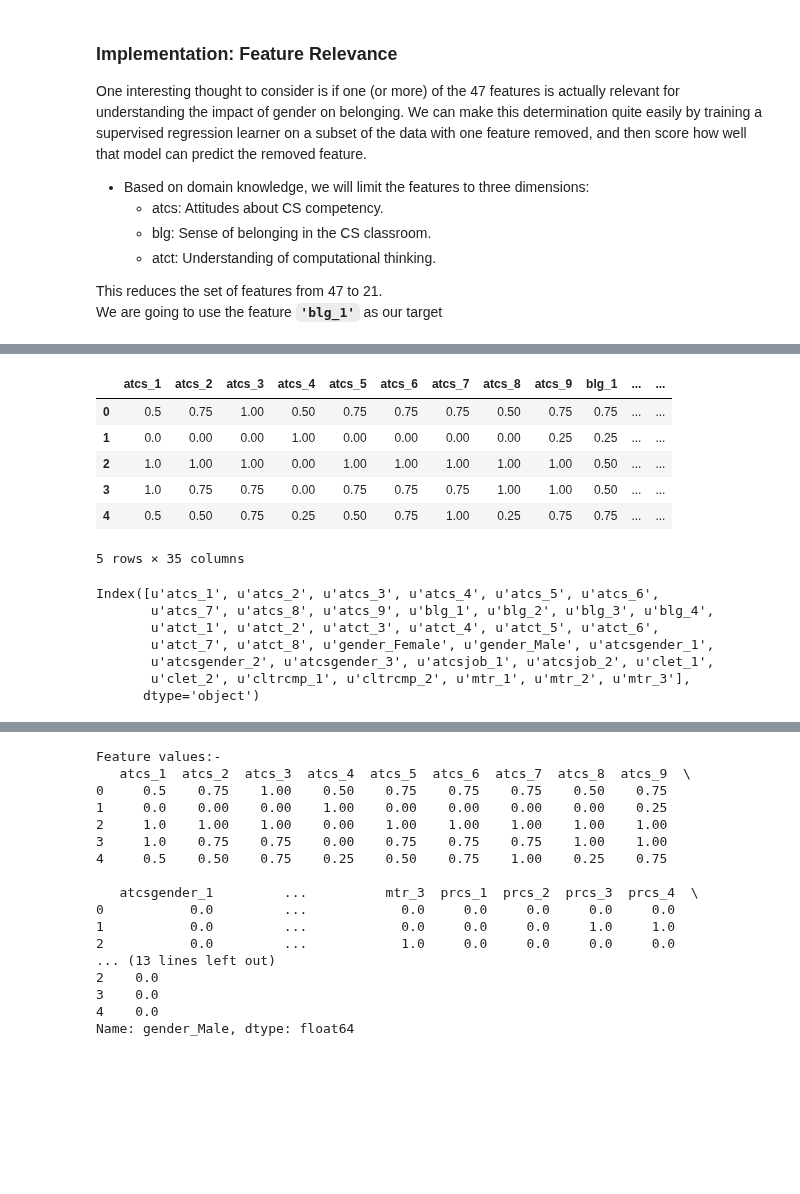
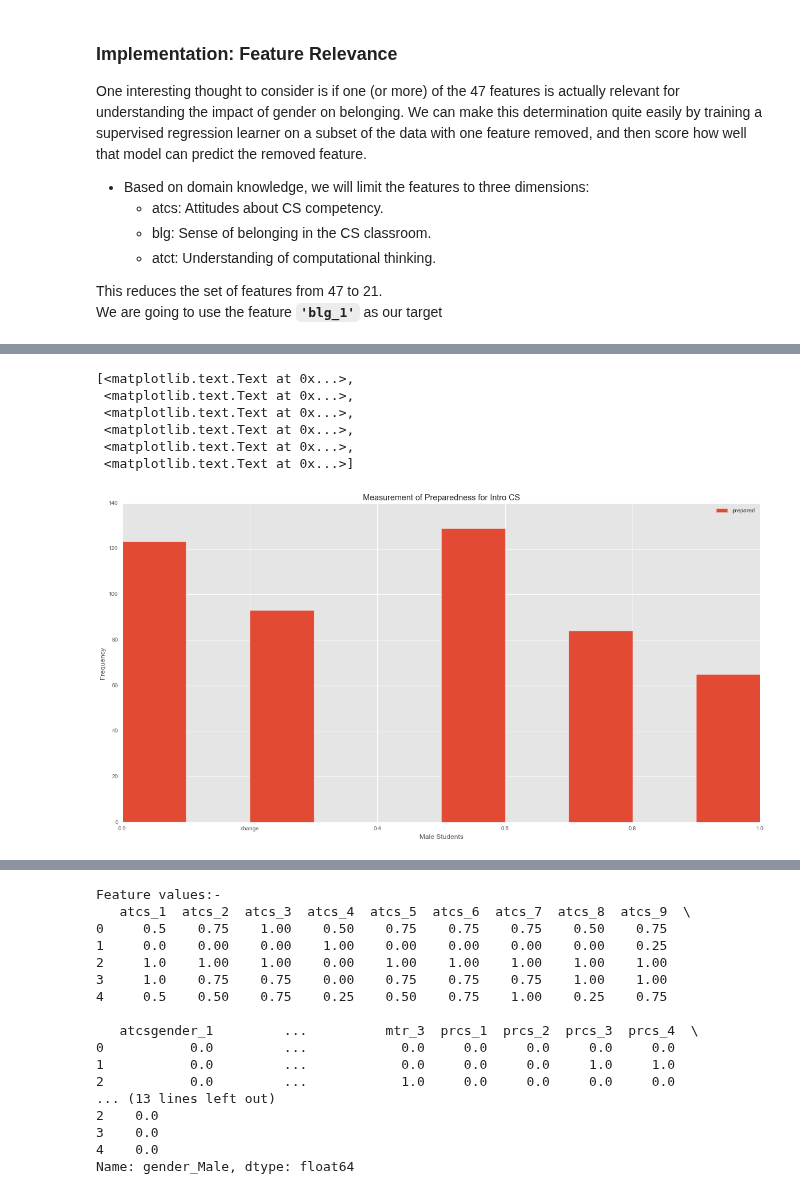
Before and after one commit to omoju/IntroCSExperiencePrediction, a Jupyter notebook: genderedCSExperience.ipynb, the cells around one changed output, grey strips where cells are left out. Cells and saved outputs as stored; diff of their text form; code cells hidden in the pictures; blank space fills up the shorter version.

```diff
--- a/genderedCSExperience.ipynb
+++ b/genderedCSExperience.ipynb
@@ -168,23 +171,24 @@ blg_1          In this class, I feel I belong.
 blg_2          In this class, I feel awkward and out of place.
 blg_3          In this class, I feel like my ideas count.
 blg_4          In this class, I feel like I matter.
-# %%
-display(dataset[flattened].head())
-data = dataset[flattened]
-
-print data.columns
-# %% [output]
-|  | atcs_1 | atcs_2 | atcs_3 | atcs_4 | atcs_5 | atcs_6 | atcs_7 | atcs_8 | atcs_9 | blg_1 | ... | ... |
-| 0 | 0.5 | 0.75 | 1.00 | 0.50 | 0.75 | 0.75 | 0.75 | 0.50 | 0.75 | 0.75 | ... | ... |
-| 1 | 0.0 | 0.00 | 0.00 | 1.00 | 0.00 | 0.00 | 0.00 | 0.00 | 0.25 | 0.25 | ... | ... |
-| 2 | 1.0 | 1.00 | 1.00 | 0.00 | 1.00 | 1.00 | 1.00 | 1.00 | 1.00 | 0.50 | ... | ... |
-| 3 | 1.0 | 0.75 | 0.75 | 0.00 | 0.75 | 0.75 | 0.75 | 1.00 | 1.00 | 0.50 | ... | ... |
-| 4 | 0.5 | 0.50 | 0.75 | 0.25 | 0.50 | 0.75 | 1.00 | 0.25 | 0.75 | 0.75 | ... | ... |
-5 rows × 35 columns
-Index([u'atcs_1', u'atcs_2', u'atcs_3', u'atcs_4', u'atcs_5', u'atcs_6',
-       u'atcs_7', u'atcs_8', u'atcs_9', u'blg_1', u'blg_2', u'blg_3', u'blg_4',
-       u'atct_1', u'atct_2', u'atct_3', u'atct_4', u'atct_5', u'atct_6',
-       u'atct_7', u'atct_8', u'gender_Female', u'gender_Male', u'atcsgender_1',
-       u'atcsgender_2', u'atcsgender_3', u'atcsjob_1', u'atcsjob_2', u'clet_1',
-       u'clet_2', u'cltrcmp_1', u'cltrcmp_2', u'mtr_1', u'mtr_2', u'mtr_3'],
-      dtype='object')
+# %%
+
+pre_males = dataset.query('gender_Female == 0')
+pre_males = pre_males[['prepared']]
+
+axes = pre_males.plot.hist();
+axes.set_xlabel('Male Students');
+axes.set_title('Measurement of Preparedness for Intro CS');
+
+
+a=axes.get_xticks().tolist()
+a[1]='change'
+axes.set_xticklabels(a)
+# %% [output]
+[<matplotlib.text.Text at 0x...>,
+ <matplotlib.text.Text at 0x...>,
+ <matplotlib.text.Text at 0x...>,
+ <matplotlib.text.Text at 0x...>,
+ <matplotlib.text.Text at 0x...>,
+ <matplotlib.text.Text at 0x...>]
+[figure, added]
```
Also changed, not shown: parts of 11 cells of this notebook.
